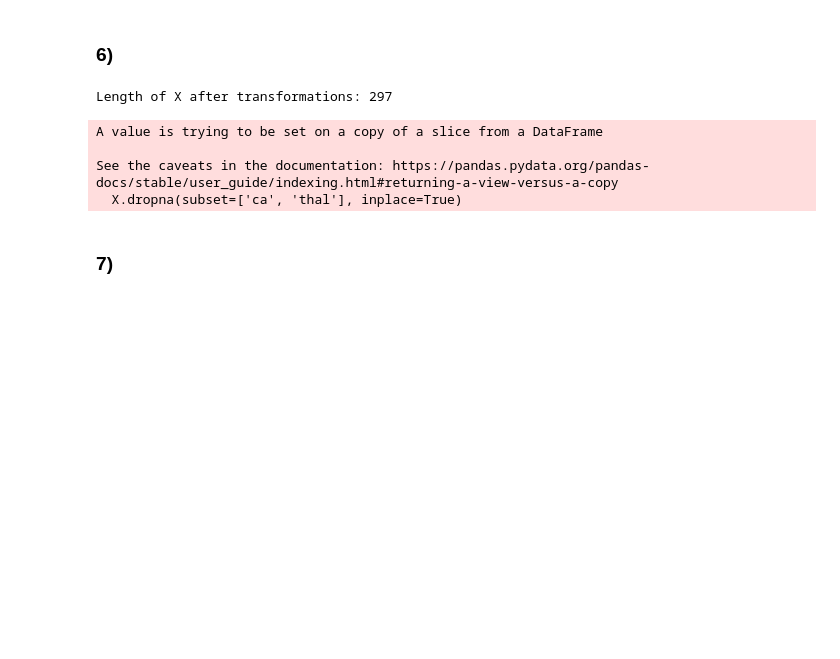
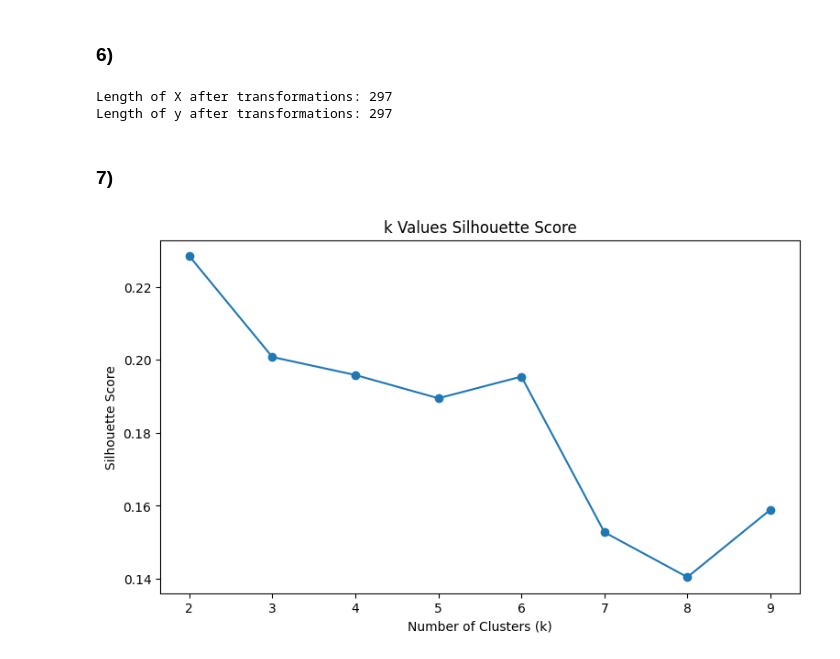
Before and after one commit to j-asmineho/STATS_3DA3_A6, a Jupyter notebook: group28_HW6.ipynb, the cells around one changed output. Saved outputs shown, nothing was run; the diff lists cells and outputs as text; code cells hidden in the pictures; blank space fills up the shorter version.

```diff
--- a/group28_HW6.ipynb
+++ b/group28_HW6.ipynb
@@ -140,14 +136,46 @@ From this correlation matrix, we can conclude that thalach (max heart rate) has
 # %% [markdown]
 ### 6)
 # %%
-X.dropna(subset=['ca', 'thal'], inplace=True)
+X = X.dropna()
+y = y.loc[X.index]
 
 print(f"Length of X after transformations: {len(X)}")
+print(f"Length of y after transformations: {len(y)}")
 # %% [output]
 Length of X after transformations: 297
+Length of y after transformations: 297
-A value is trying to be set on a copy of a slice from a DataFrame
-
-See the caveats in the documentation: https://pandas.pydata.org/pandas-docs/stable/user_guide/indexing.html#returning-a-view-versus-a-copy
-  X.dropna(subset=['ca', 'thal'], inplace=True)
 # %% [markdown]
 ### 7)
+# %%
+import pandas as pd
+from sklearn.metrics import silhouette_samples, silhouette_score
+from sklearn.preprocessing import StandardScaler
+from sklearn.decomposition import PCA
+from sklearn.cluster import KMeans
+import matplotlib.pyplot as plt
+
+# Assume X is your original DataFrame
+categorical_columns = ['sex', 'cp', 'fbs', 'restecg', 'exang', 'slope', 'thal']
+X_cleaned = X.drop(columns=categorical_columns)
+
+# Scaling
+scaler = StandardScaler()
+X_scaled = scaler.fit_transform(X_cleaned)
+# %%
+k_range = range(2,10)
+silhouette_scores = []
+
+for k in k_range:
+    kmeans = KMeans(n_clusters = k, n_init = 20, random_state = 0)
+    cluster_labels = kmeans.fit_predict(X_scaled)
+    silhouette_avg = silhouette_score(X_scaled, cluster_labels)
+    silhouette_scores.append(silhouette_avg)
+
+plt.figure(figsize=(9, 5))
+plt.plot(k_range, silhouette_scores, marker='o')
+plt.ylabel("Silhouette Score")
+plt.xlabel("Number of Clusters (k)")
+plt.title("k Values Silhouette Score")
+plt.show()
+# %% [output]
+[figure, added]
```
Also changed, not shown: parts of 6 cells of this notebook.
